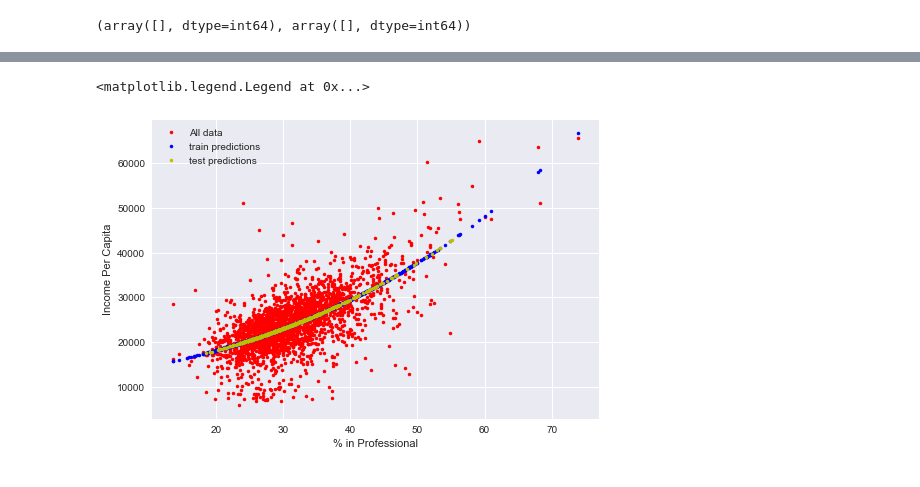
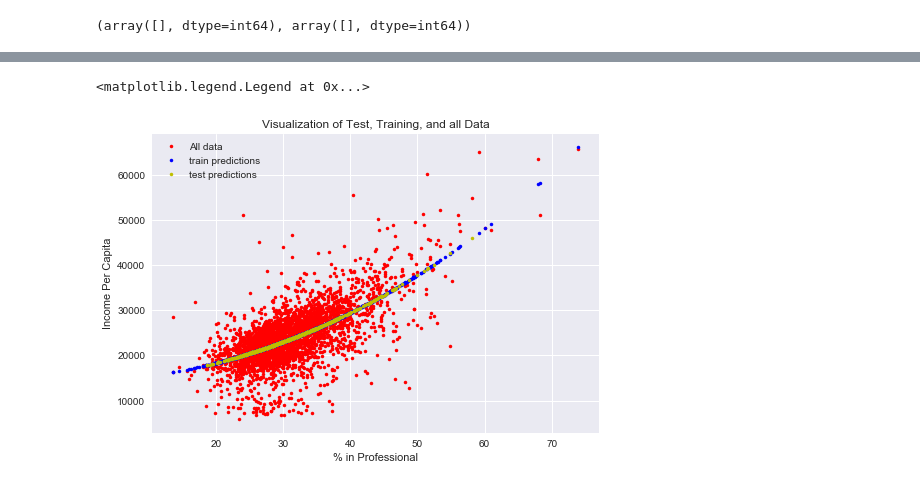
Before and after one commit to zacharyjgs/mlproj1, a Jupyter notebook: Census Data Analysis.ipynb, the cells around one changed output, grey strips where cells are left out. Cells and saved outputs as stored; diff of their text form; code cells hidden in the pictures.

```diff
--- a/Census Data Analysis.ipynb
+++ b/Census Data Analysis.ipynb
@@ -425,12 +429,13 @@ test R^2:  0.396021854533
 # %%
 # a = plt.plot(l3_train_x, l3_train_y, 'r.', l3_train_x, l3_train_y_pred, 'b.',
 #              l3_test_x, l3_test_y_pred, 'y.')
-data = plt.plot(l3_train_x, l3_train_y, 'r.', label='All data')
+data = plt.plot(census['Professional'], census['IncomePerCap'], 'r.', label='All data')
 train_3 = plt.plot(l3_train_x, l3_train_y_pred, 'b.', label='train predictions')
 test_3 = plt.plot(l3_test_x, l3_test_y_pred, 'y.', label='test predictions')
 plt.xlabel("% in Professional")
 plt.ylabel("Income Per Capita")
+plt.title("Visualization of Test, Training, and all Data")
 plt.legend()
 # %% [output]
 <matplotlib.legend.Legend at 0x...>
-[figure, old version]
+[figure, new version]
```
Also changed, not shown: parts of 10 cells of this notebook.
